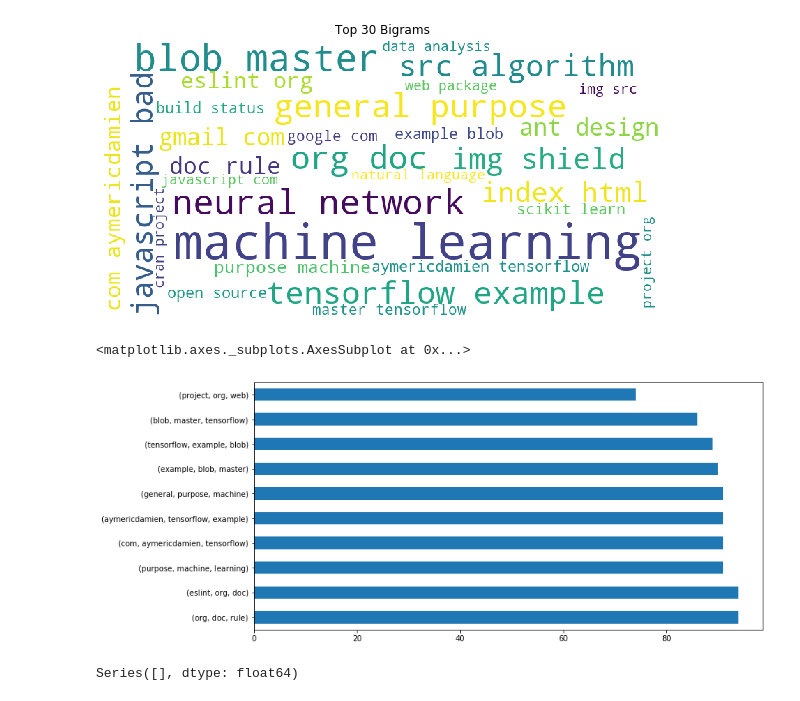
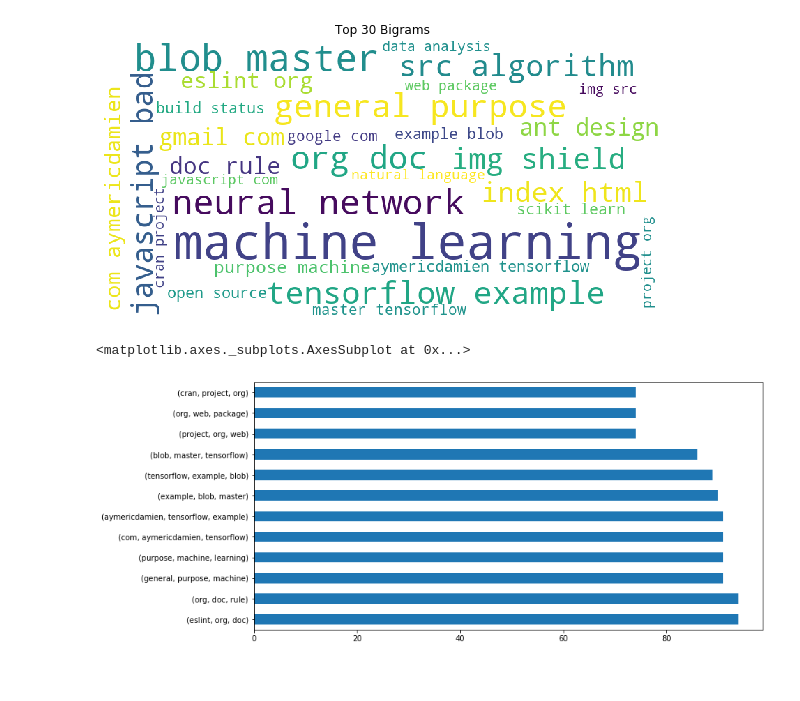
Before and after one commit to The-Tree-Muskeeters/git-language, a Jupyter notebook: nlp_project_ravinder.ipynb, the cells around one changed output. Saved outputs shown, nothing was run; the diff lists cells and outputs as text; code cells hidden in the pictures.

```diff
--- a/nlp_project_ravinder.ipynb
+++ b/nlp_project_ravinder.ipynb
@@ -456,12 +456,8 @@ Text(0.5, 1.0, 'Top 30 Bigrams')
 # %%
 #lets look at trigrams for all text
 plt.figure(figsize = (12,6))
 bigrams = nltk.ngrams(' '.join(train.cleaned).split(), 3)
-pd.Series(bigrams).value_counts().head(10).plot.barh()
+pd.Series(bigrams).value_counts().head(12).plot.barh()
 # %% [output]
 <matplotlib.axes._subplots.AxesSubplot at 0x...>
-[figure, old version]
+[figure, new version]
-# %%
-pd.Series(bigrams)
-# %% [output]
-Series([], dtype: float64)
```
Also changed, not shown: parts of 2 cells of this notebook.
